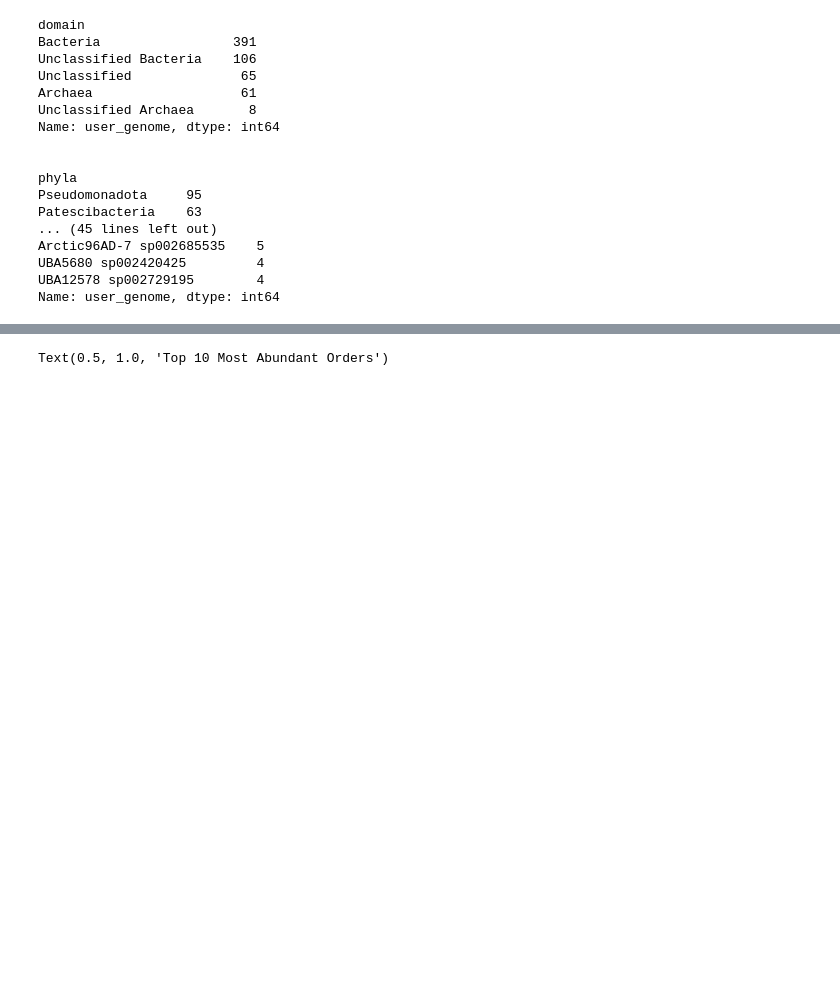
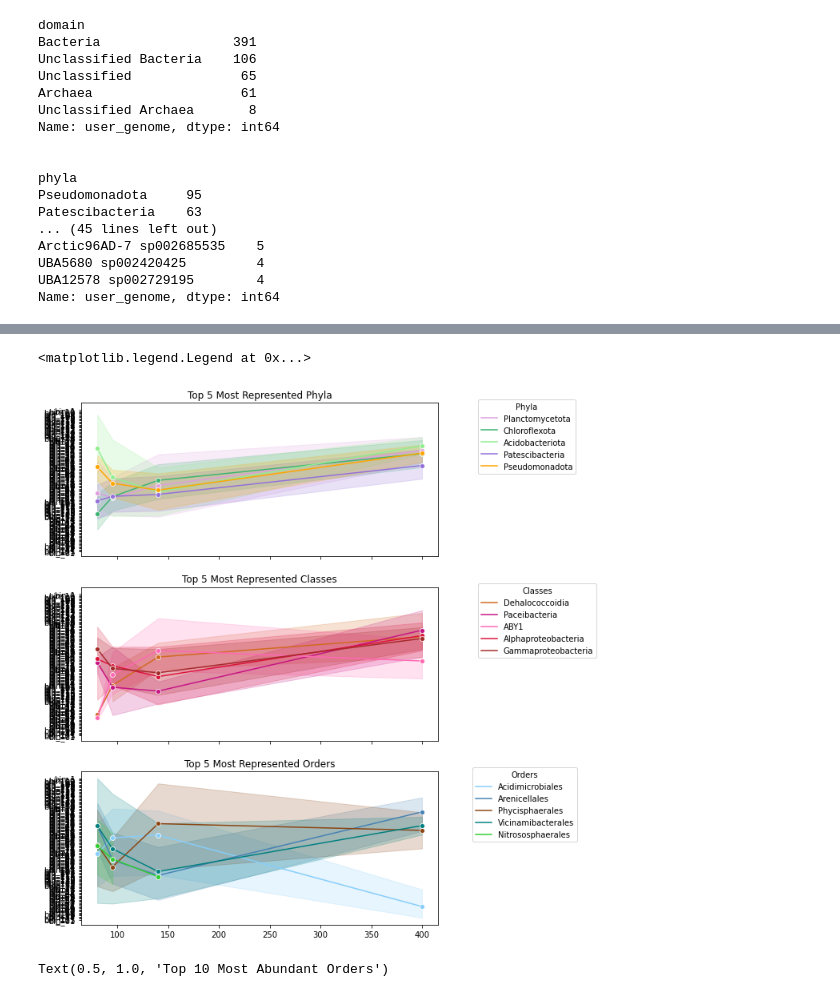
Before and after one commit to mdherring/OMZ_MH_Analysis, a Jupyter notebook: 04_MAG_gtdbtk-jb.ipynb, the cells around one changed output, grey strips where cells are left out. Drawn from its saved outputs; the diff is of its cells as text; code cells hidden in the pictures; blank space fills up the shorter version.

Commit message:
path and naming adjustments

```diff
--- a/04_MAG_gtdbtk-jb.ipynb
+++ b/04_MAG_gtdbtk-jb.ipynb
@@ -7,6 +7,7 @@ This document explores the MAG GTDB output. Imported data is the original data f
 # %%
 import pandas as pd
 import os
+import os.path as op
 import sys
 import csv
 import numpy as np
@@ -22,19 +23,20 @@ phyla_color = ['lightgreen', 'mediumseagreen', 'c', 'cadetblue', 'mediumpurple',
 phyla_list = ['Acidobacteriota', 'Chloroflexota', 'Cyanobacteriota', 'Marinisomatota', 'Patescibacteria', 'Planctomycetota', 'Proteobacteria', 'Pseudomonadota',
               'SAR324', 'Thermoplasmatota']
 phyla_color_map = dict(zip(phyla_list, phyla_color))
-
 class_color = ['hotpink','r', 'crimson', 'darkred', 'chocolate', 'brown', 'rosybrown', 'mediumvioletred', 'pink', 'violet', 'lightgrey', 'dimgrey']
 class_list = ['ABY1', 'Acidimicrobiia', 'Alphaproteobacteria', 'Cyanobacteriia', 'Dehalococcoidia', 'Gammaproteobacteria', 'Marinisomatia', 'Paceibacteria',
               'Planctomycetia', 'Poseidoniia', 'SAR324', 'Vicinamibacteria']
 class_color_map = dict(zip(class_list, class_color))
-
 order_color = ['lightskyblue', 'steelblue', 'dodgerblue', 'forestgreen', 'limegreen', 'darkolivegreen', 'mediumslateblue', 'saddlebrown', 'orchid',
                'lightslategray', 'yellowgreen', 'turquoise', 'teal']
 order_list = ['Acidimicrobiales', 'Arenicellales', 'HIMB59', 'Marinisomatales', 'Nitrososphaerales', 'PCC-6307', 'Pelagibacterales', 'Phycisphaerales',
               'Pirellulales', 'SCGC-AAA003-L08', 'UBA11654', 'Verrucomicrobiales', 'Vicinamibacterales']
 order_color_map = dict(zip(order_list, order_color))
 
-df = pd.read_csv('/Users/melissaherring/Documents/Bigelow/Virus_Project/OMZ_MH_Analysis/Data/mag_data/all_mag_gtdb.csv')
+m_path = '/Users/melissaherring/Google Drive/My Drive/MH_project/'
+#j_path = '/Users/juliabrown/Google Drive/My Drive/projects/OMZvir_round2/MH_project/'
+
+mag_gtdb = pd.read_csv(op.join(m_path,'tables/merged_mag_gtdb_table.csv'))
 # %% [markdown]
 ## How many MAGs were classified in total?
 # %%
@@ -191,3 +153,42 @@ Text(0.06, 0.5, 'Count')
+# %%
+mag_tax_columns = ['domain', 'phyla','class','order','family','genus','species']
+mag_top_dict = {}
+
+for column in mag_tax_columns:
+    most_common = mag_gtdb[column].value_counts().head(5).index.tolist()
+    mag_top_dict[column] = most_common
+
+mag_phyla = mag_gtdb[mag_gtdb['phyla'].isin(mag_top_dict['phyla'])]
+mag_class = mag_gtdb[mag_gtdb['class'].isin(mag_top_dict['class'])]
+mag_order = mag_gtdb[mag_gtdb['order'].isin(mag_top_dict['order'])]
+# %%
+# FIX THIS FIGURE!!!!!
+
+fig, axes = plt.subplots(nrows=3, ncols=1, sharex=True, sharey=True, figsize=(8,12))
+
+sns.lineplot(x = 'sample_depth', y= 'user_genome', data = mag_phyla, hue = 'phyla', palette=phyla_color_map, marker='o', ax = axes[0])
+axes[0].set_xlabel('')
+axes[0].set_ylabel('')
+axes[0].set_title('Top 5 Most Represented Phyla')
+axes[0].legend(bbox_to_anchor=(1.1, 1.05),title='Phyla')
+
+sns.lineplot(x = 'sample_depth', y= 'user_genome', data = mag_class, hue = 'class',  palette=class_color_map, marker='o', ax = axes[1])
+axes[1].set_xlabel('')
+axes[1].set_ylabel('')
+axes[1].set_title('Top 5 Most Represented Classes')
+axes[1].legend(bbox_to_anchor=(1.1, 1.05),title='Classes')
+
+sns.lineplot(x = 'sample_depth', y= 'user_genome', data = mag_order, hue = 'order', palette=order_color_map, marker='o', ax = axes[2])
+axes[2].set_xlabel('')
+axes[2].set_ylabel('')
+axes[2].set_title('Top 5 Most Represented Orders')
+axes[2].legend(bbox_to_anchor=(1.4, 1.05),title='Orders')
+
+#fig.text(0.45,0.04,'Sample Depth',fontsize=14)
+#fig.text(0.06, 0.5, 'Count',rotation='vertical',fontsize=14)
+# %% [output]
+<matplotlib.legend.Legend at 0x...>
+[figure, added]
 # %%
 phyla_df = df.groupby('phyla', as_index=False)['user_genome'].count().sort_values(by = 'user_genome',ascending=False)
 top_phyla = phyla_df [:10]
```
Also changed, not shown: parts of 8 cells of this notebook.
